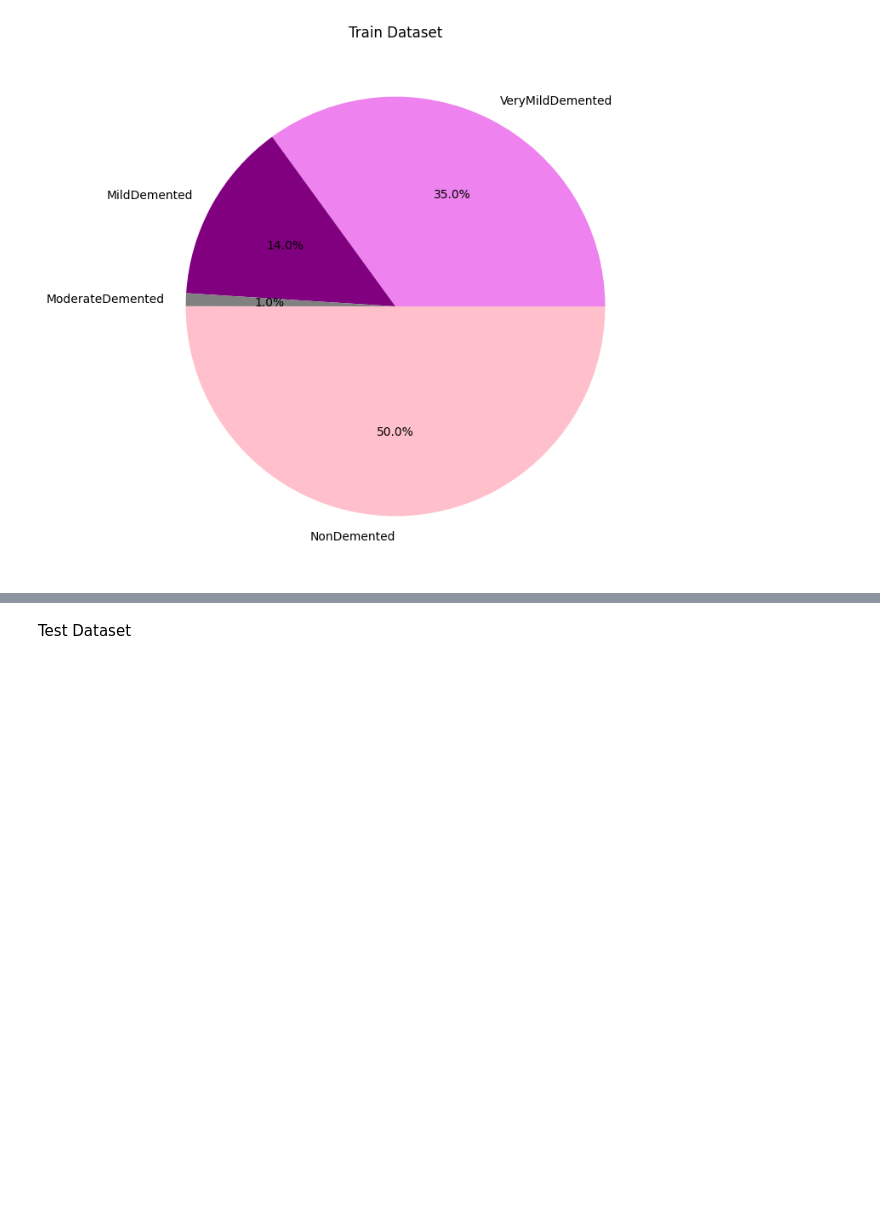
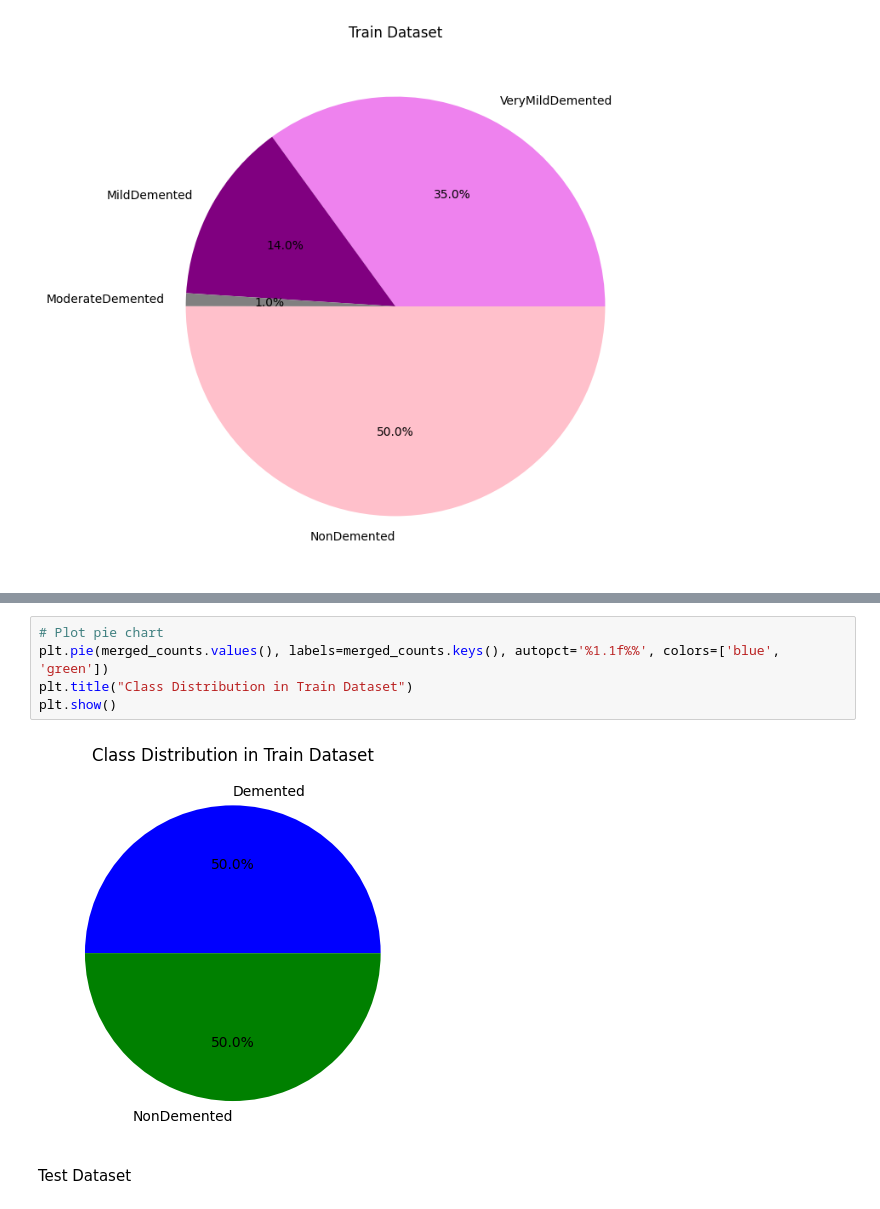
Before and after one commit to OluwatobaAdeoye/EARLY-STAGE-PREDICTION-OF-ALZHEMIER-S-DISEASE-USING-DEEP-LEARNING-ON-STRUCTURAL-MRI-DATA, a Jupyter notebook: Alzheimer_Project_(code).ipynb, the cells around one changed output, grey strips where cells are left out. Drawn from its saved outputs; the diff is of its cells as text; blank space fills up the shorter version.

```diff
--- a/Alzheimer_Project_(code).ipynb
+++ b/Alzheimer_Project_(code).ipynb
@@ -350,3 +387,10 @@ plt.show()
+# %%
+# Plot pie chart
+plt.pie(merged_counts.values(), labels=merged_counts.keys(), autopct='%1.1f%%', colors=['blue', 'green'])
+plt.title("Class Distribution in Train Dataset")
+plt.show()
+# %% [output]
+[figure, added]
 # %% [markdown]
 Test Dataset
 # %%
```
Also changed, not shown: parts of 51 cells of this notebook.
